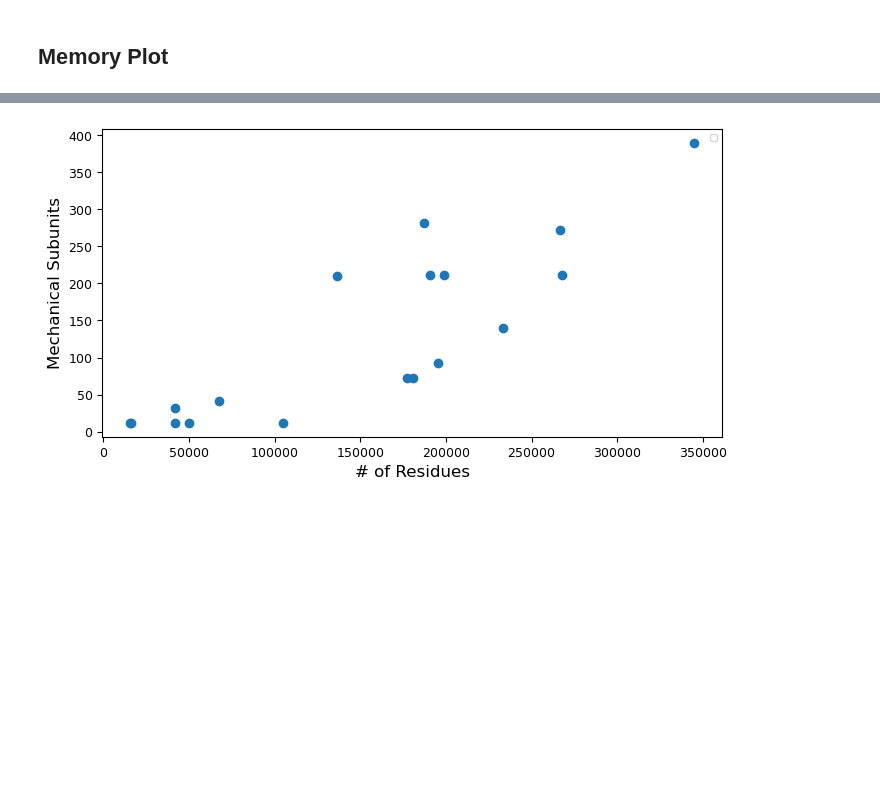
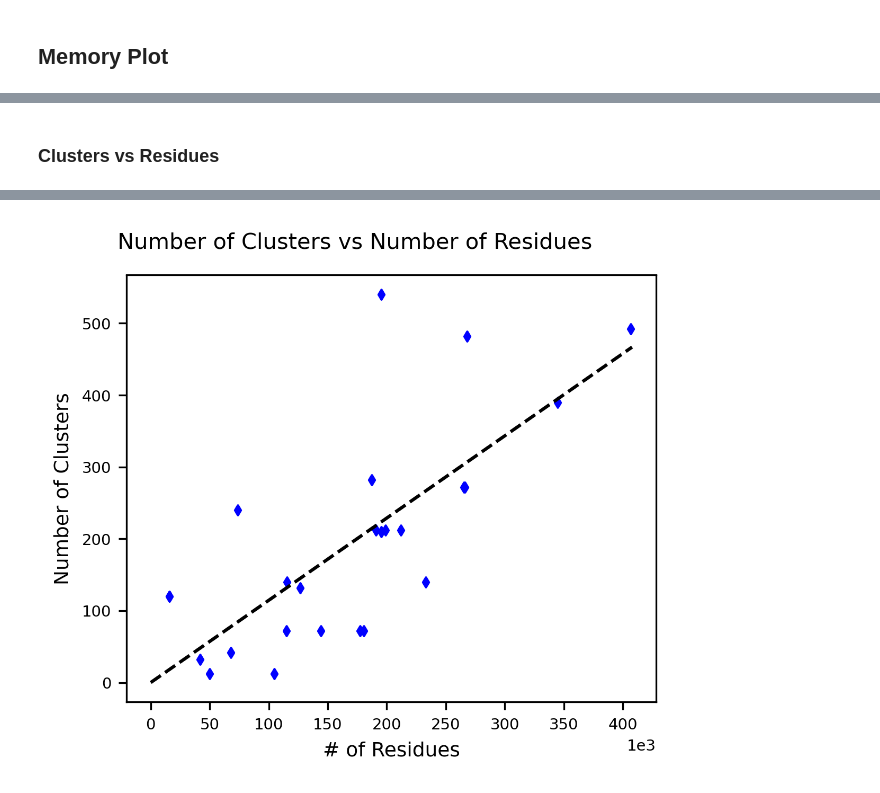
Before and after one commit to luquelab/mechanical_subdivision_ProDy, a Jupyter notebook: src/Figures.ipynb, the cells around one changed output, grey strips where cells are left out. Cells and saved outputs as stored; diff of their text form; code cells hidden in the pictures; blank space fills up the shorter version.

```diff
--- a/src/Figures.ipynb
+++ b/src/Figures.ipynb
@@ -588,5 +582,6 @@ font = {'family': 'sans-serif',
             'weight': 'normal',
             'size': 7}
 matplotlib.rc('font', **font)
-matplotlib.rc('svg', fonttype='none')
+matplotlib.rc('svg')
+matplotlib.rcParams['figure.dpi'] = 300
 # %%
@@ -741,7 +720,8 @@ for i in range(len(pdbs)):
 import pandas as pd
 import numpy as np
 # table = pd.read_csv('C:/Users/colin/OneDrive - San Diego State University (SDSU.EDU)/1_Summer_2022/Thesis_final/results_table_correct.csv', sep=',')
-table = pd.read_excel('C:/Users/colin/OneDrive - San Diego State University (SDSU.EDU)/1_Summer_2022/Thesis_final/results_table_correct.xlsx')
+table = pd.read_excel('C:/Users/colin/OneDrive - San Diego State University (SDSU.EDU)/1_Summer_2022/Thesis_final/results_table_correct.xlsx').set_index('PDB')
+table = table.drop('5zap')
 
-print(table.keys())
+print(table)
 # %% [output]
@@ -819,25 +1255,56 @@ No artists with labels found to put in legend.  Note that artists whose label st
+# %% [markdown]
+### Clusters vs Residues
 # %%
 import matplotlib.pyplot as plt
 import matplotlib
 residues = np.array(table['Residues'])
-n_clusts = np.array(table['Mechanical Subunits'])
-ind = np.arange(CCs.shape[0])
+n_clusts = np.array(table['Clusters'])
+ind = np.arange(residues.shape[0])
 
-fig, ax = plt.subplots(1, 1, figsize=(8, 4))
+fig, ax = plt.subplots(1, 1, figsize=(4, 3.5))
 font = {'family': 'sans-serif',
         'weight': 'normal',
         'size': 7}
 matplotlib.rc('font', **font)
 matplotlib.rc('svg', fonttype='none')
 
-ax.scatter(residues, n_clusts)
-ax.set_ylabel('Mechanical Subunits', fontsize=12)
-ax.set_xlabel('# of Residues', fontsize=12)
-#ax.set_xticks(ind, labels=titles, rotation = 70)
-ax.tick_params(axis='y', labelsize=9)
-ax.tick_params(axis='x', labelsize=9)
-ax.legend()
-#fig.suptitle('Squared Fluctuations vs B-factors: ' + title.title() + ' (' + pdb + ')' + "\n" + r' $\gamma = $' + "{:.5f}".format(gamma) +  r'$\pm$' + "{:.5f}".format(stderr) + r' $k_{b}T/Å^{2}$' + '  CC = ' + "{:.5f}".format(coeff), fontsize=8)
-#plt.savefig('C:/Users/colin/OneDrive - San Diego State University (SDSU.EDU)/1_Summer_2022/Figs/' + pdb + '_sqFlucts_final.svg')
+#A = np.vstack((residues)).T
+
+model = sm.OLS(n_clusts,residues)
+results = model.fit()
+print(results.summary())
+params = results.params
+r2 = results.rsquared
+stderr = results.bse
+pv = results.pvalues
+
+
+print('SSR: ', residuals)
+print('slope: ', params)
+print('r2: ', r2)
+print('p-value: ', pv)
+print('stderr: ', stderr)
+
+print('params: ', params)
+print('residuals: ',residuals)
+print('nc variance: ', np.var(n_clusts))
+print('slope: ', params)
+print('r2: ', r2)
+
+x = np.arange(np.max(residues)+1000)
+poly = np.poly1d([params[0],0])
+
+ax.scatter(residues, n_clusts, marker='d', color='blue', s=10)
+ax.plot(x, poly(x), '--', label='Linear Fit', color='black' )
+
+ax.set_ylabel('Number of Clusters', fontsize=9)
+ax.set_xlabel('# of Residues', fontsize=9)
+plt.ticklabel_format(axis='x',style='sci', scilimits=(3,3))
+ax.tick_params(axis='y', labelsize=7)
+ax.tick_params(axis='x', labelsize=7)
+fig.suptitle('Number of Clusters vs Number of Residues', fontsize=10)
+fig.tight_layout()
+plt.savefig('C:/Users/colin/OneDrive - San Diego State University (SDSU.EDU)/1_Summer_2022/Thesis_final/Figs/cluster_plots_fig/clusters_v_residues_final.svg')
+plt.savefig('C:/Users/colin/OneDrive - San Diego State University (SDSU.EDU)/1_Summer_2022/Thesis_final/Figs/cluster_plots_fig/clusters_v_residues_final.png')
 plt.show()
 # %% [output]
@@ -845 +1328 @@ No artists with labels found to put in legend.  Note that artists whose label st
-[figure, old version]
+[figure, new version]
```
Also changed, not shown: parts of 40 cells of this notebook, 7 other files.
